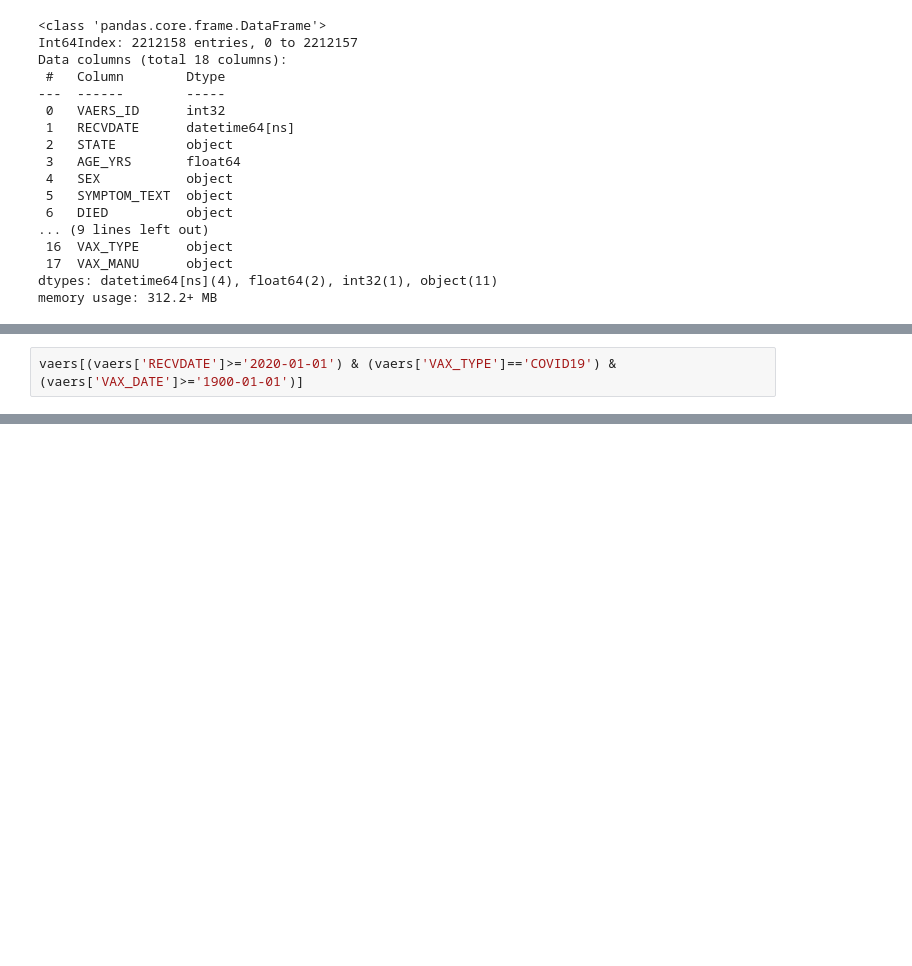
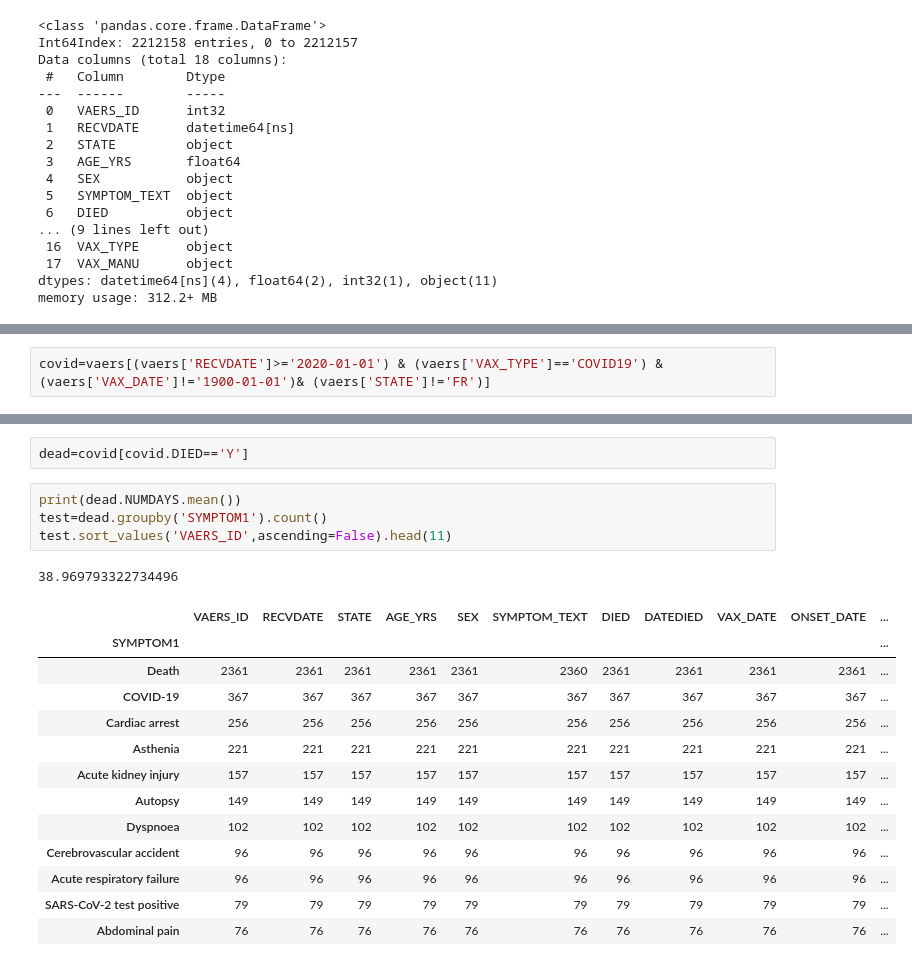
Before and after one commit to kareemwri/vaers, a Jupyter notebook: Vaers.ipynb, the cells around one changed output, grey strips where cells are left out. Cells and saved outputs as stored; diff of their text form; blank space fills up the shorter version.

```diff
--- a/Vaers.ipynb
+++ b/Vaers.ipynb
@@ -190,4 +190,4 @@ vaers.head()
 | 3 | 25004 | 1990-07-02 | NY | 0.9 | M | Pt developed chills for approx. 1... | UKNOWN | 1900-01-01 | 1989-11-13 | 1989-11-13 | ... |
 | 4 | 25005 | 1990-07-02 | OK | 0.0 | U | 7 patients within 2 weeks have re... | UKNOWN | 1900-01-01 | 1900-01-01 | 1900-01-01 | ... |
 # %%
-vaers[(vaers['RECVDATE']>='2020-01-01') & (vaers['VAX_TYPE']=='COVID19') & (vaers['VAX_DATE']>='1900-01-01')]
+covid=vaers[(vaers['RECVDATE']>='2020-01-01') & (vaers['VAX_TYPE']=='COVID19') & (vaers['VAX_DATE']!='1900-01-01')& (vaers['STATE']!='FR')]
@@ -207,0 +194,21 @@ vaers[(vaers['RECVDATE']>='2020-01-01') & (vaers['VAX_TYPE']=='COVID19') & (vaer
+# %%
+dead=covid[covid.DIED=='Y']
+# %%
+print(dead.NUMDAYS.mean())
+test=dead.groupby('SYMPTOM1').count()
+test.sort_values('VAERS_ID',ascending=False).head(11)
+# %% [output]
+38.969793322734496
+|  | VAERS_ID | RECVDATE | STATE | AGE_YRS | SEX | SYMPTOM_TEXT | DIED | DATEDIED | VAX_DATE | ONSET_DATE | ... |
+| SYMPTOM1 |  |  |  |  |  |  |  |  |  |  | ... |
+| Death | 2361 | 2361 | 2361 | 2361 | 2361 | 2360 | 2361 | 2361 | 2361 | 2361 | ... |
+| COVID-19 | 367 | 367 | 367 | 367 | 367 | 367 | 367 | 367 | 367 | 367 | ... |
+| Cardiac arrest | 256 | 256 | 256 | 256 | 256 | 256 | 256 | 256 | 256 | 256 | ... |
+| Asthenia | 221 | 221 | 221 | 221 | 221 | 221 | 221 | 221 | 221 | 221 | ... |
+| Acute kidney injury | 157 | 157 | 157 | 157 | 157 | 157 | 157 | 157 | 157 | 157 | ... |
+| Autopsy | 149 | 149 | 149 | 149 | 149 | 149 | 149 | 149 | 149 | 149 | ... |
+| Dyspnoea | 102 | 102 | 102 | 102 | 102 | 102 | 102 | 102 | 102 | 102 | ... |
+| Cerebrovascular accident | 96 | 96 | 96 | 96 | 96 | 96 | 96 | 96 | 96 | 96 | ... |
+| Acute respiratory failure | 96 | 96 | 96 | 96 | 96 | 96 | 96 | 96 | 96 | 96 | ... |
+| SARS-CoV-2 test positive | 79 | 79 | 79 | 79 | 79 | 79 | 79 | 79 | 79 | 79 | ... |
+| Abdominal pain | 76 | 76 | 76 | 76 | 76 | 76 | 76 | 76 | 76 | 76 | ... |
```
Also changed, not shown: parts of 1 cell of this notebook.
